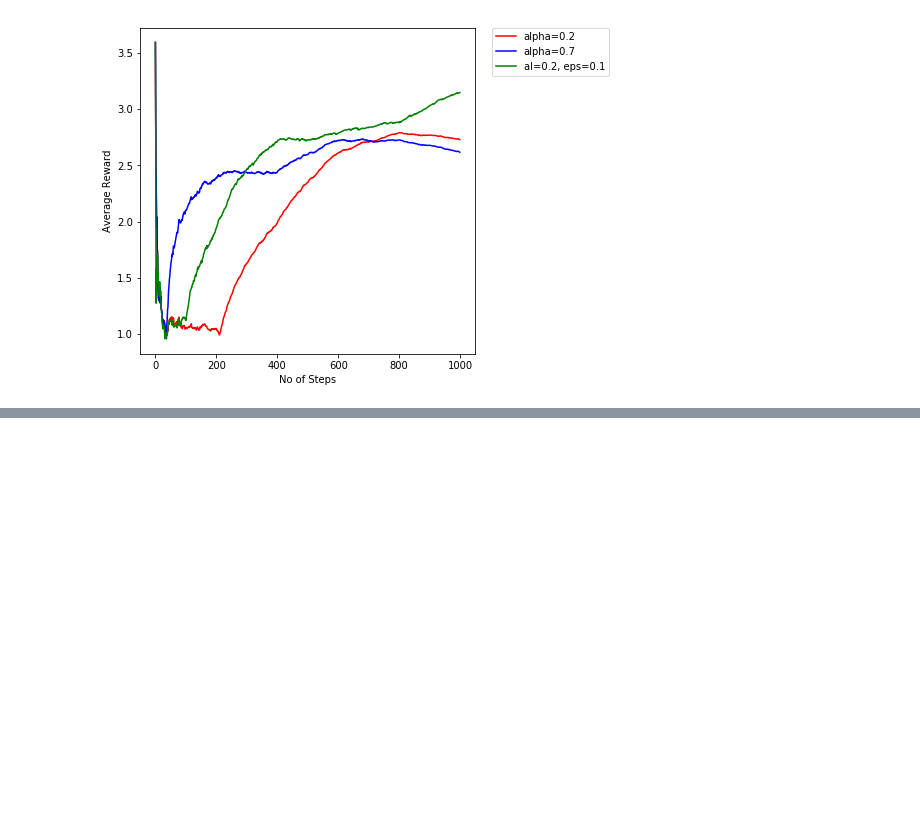
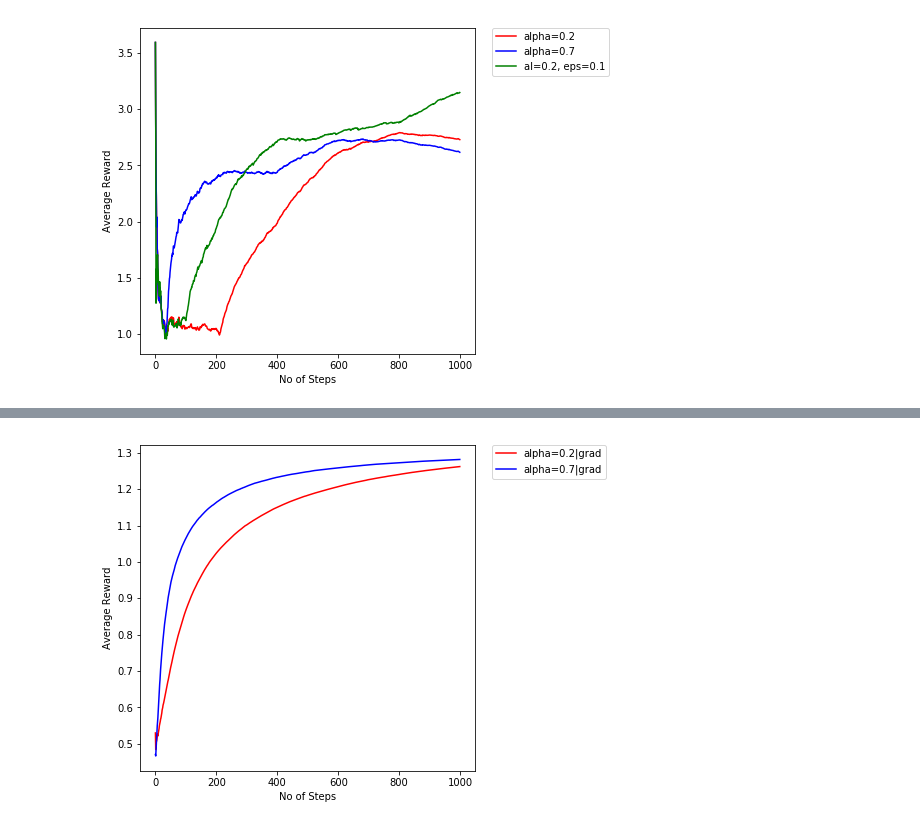
Before and after one commit to HariharasudhanAS/RLExercises, a Jupyter notebook: Chap 2.ipynb, the cells around one changed output, grey strips where cells are left out. Cells and saved outputs as stored; diff of their text form; code cells hidden in the pictures; blank space fills up the shorter version.

```diff
--- a/Chap 2.ipynb
+++ b/Chap 2.ipynb
@@ -209,0 +243,16 @@ Wall time: 29.1 s
+# %%
+def run_exps_grad(fixed_optimal_values=fixed_optimal_values, k=10, alpha=0.2, time_steps=1000, n=2000):
+    average_return = list()
+    for i in range(n):
+        average_return.append(grad_bandit(fixed_optimal_values, k, alpha, time_steps))
+
+    return(np.mean(average_return, axis=0))
+# %%
+%%time
+fig, axes = plt.subplots(nrows=1, ncols=1, figsize=(6, 6))
+axes.plot(run_exps_grad(alpha=0.2),color='r', label="alpha=0.2|grad")
+axes.plot(run_exps_grad(alpha=0.7),color='b',label="alpha=0.7|grad")
+axes.set_xlabel("No of Steps")
+axes.set_ylabel("Average Reward")
+axes.legend(bbox_to_anchor=(1.05, 1), loc=2, borderaxespad=0.)
+# %% [output]
@@ -209,0 +261 @@ Wall time: 29.1 s
+[figure, added]
```
Also changed, not shown: parts of 3 cells of this notebook.
